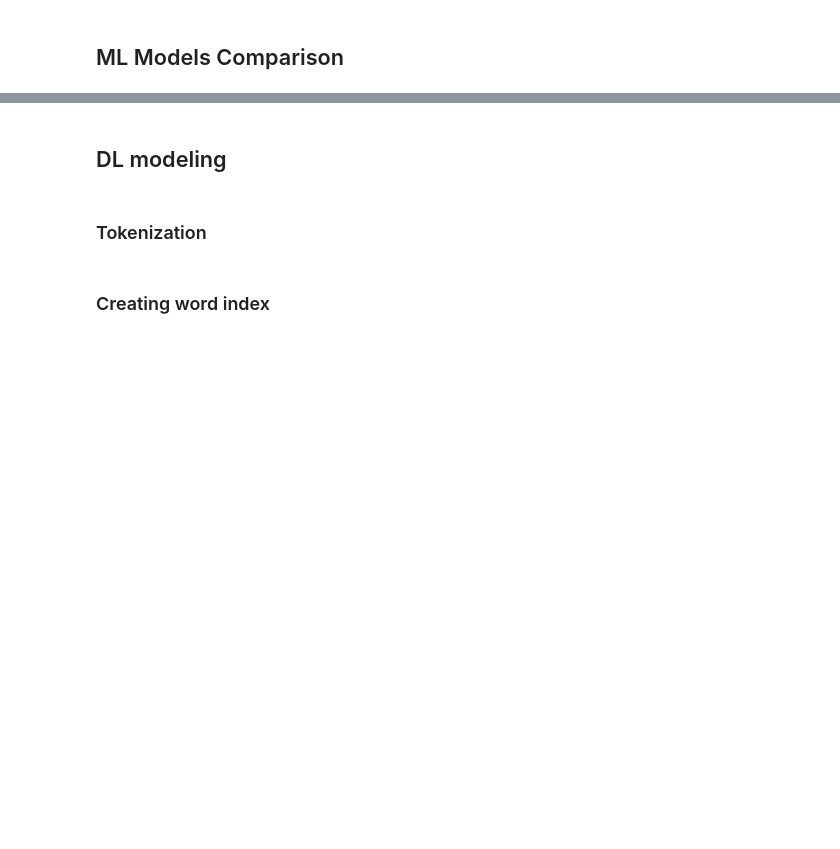
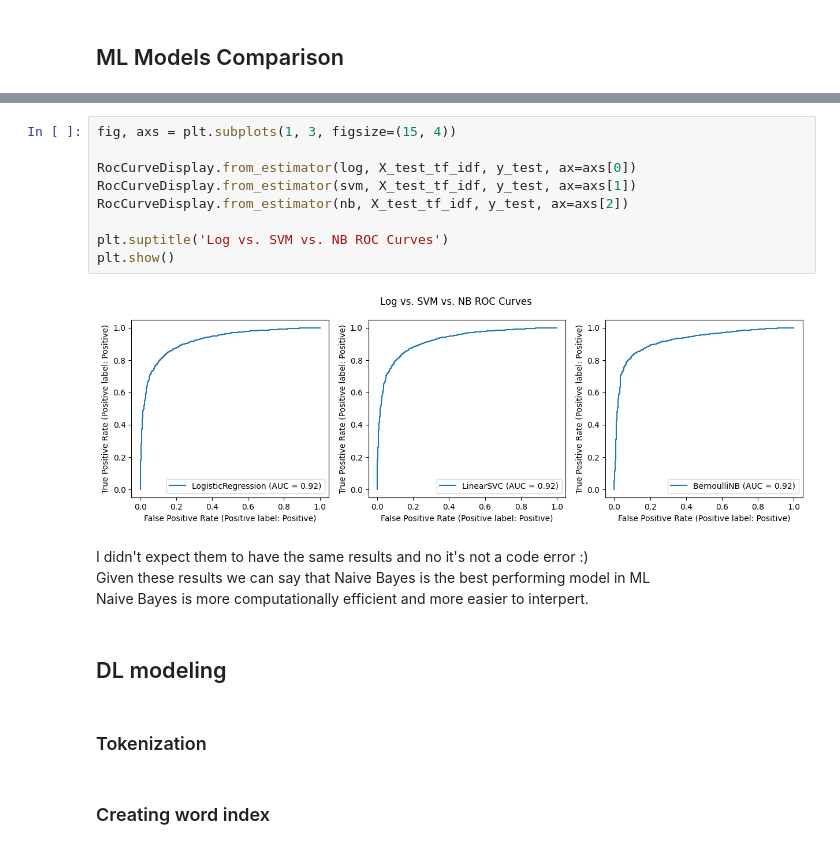
Before and after one commit to 0xArwa/NLP-sentiment-analysis, a Jupyter notebook: Sentiment_Analysis_NLP.ipynb, the cells around one changed output, grey strips where cells are left out. Saved outputs shown, nothing was run; the diff lists cells and outputs as text; blank space fills up the shorter version.

```diff
--- a/Sentiment_Analysis_NLP.ipynb
+++ b/Sentiment_Analysis_NLP.ipynb
@@ -1620,3 +1713,18 @@ Ada_tfidf_scores_tuned
+# %%
+fig, axs = plt.subplots(1, 3, figsize=(15, 4))
+
+RocCurveDisplay.from_estimator(log, X_test_tf_idf, y_test, ax=axs[0])
+RocCurveDisplay.from_estimator(svm, X_test_tf_idf, y_test, ax=axs[1])
+RocCurveDisplay.from_estimator(nb, X_test_tf_idf, y_test, ax=axs[2])
+
+plt.suptitle('Log vs. SVM vs. NB ROC Curves')
+plt.show()
+# %% [output]
+[figure, added]
+# %% [markdown]
+I didn't expect them to have the same results and no it's not a code error :) <br>
+Given these results we can say that Naive Bayes is the best performing model in ML <br>
+Naive Bayes is more computationally efficient and more easier to interpert.
 # %% [markdown]
 ## DL modeling
 # %% [markdown]
```
Also changed, not shown: parts of 21 cells of this notebook.
